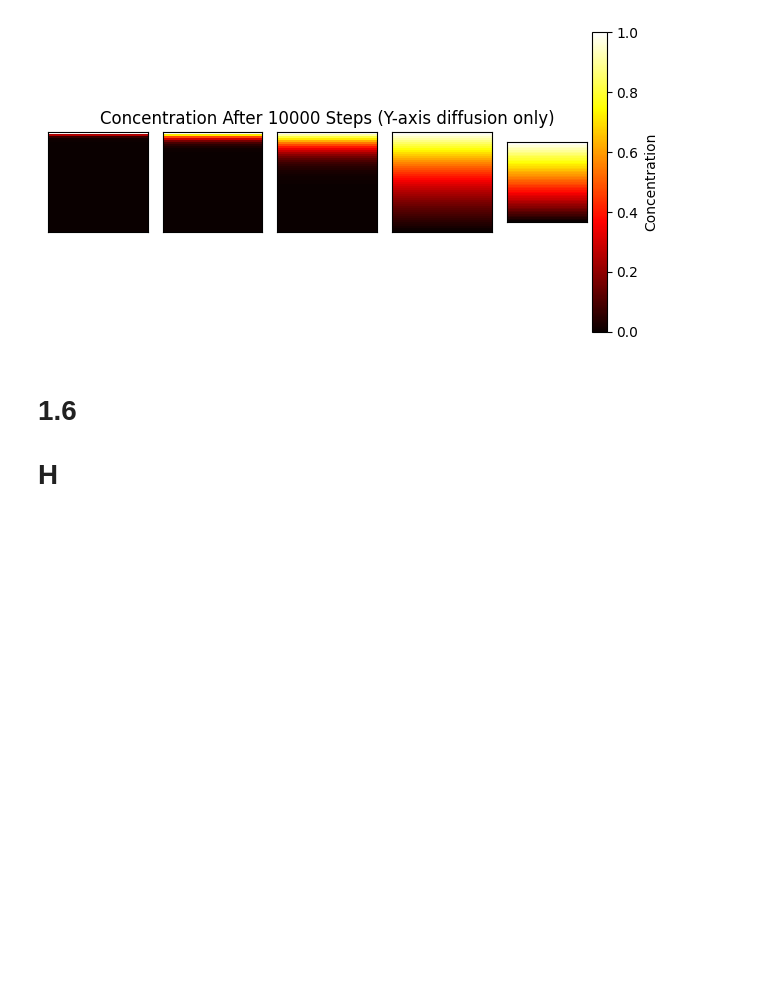
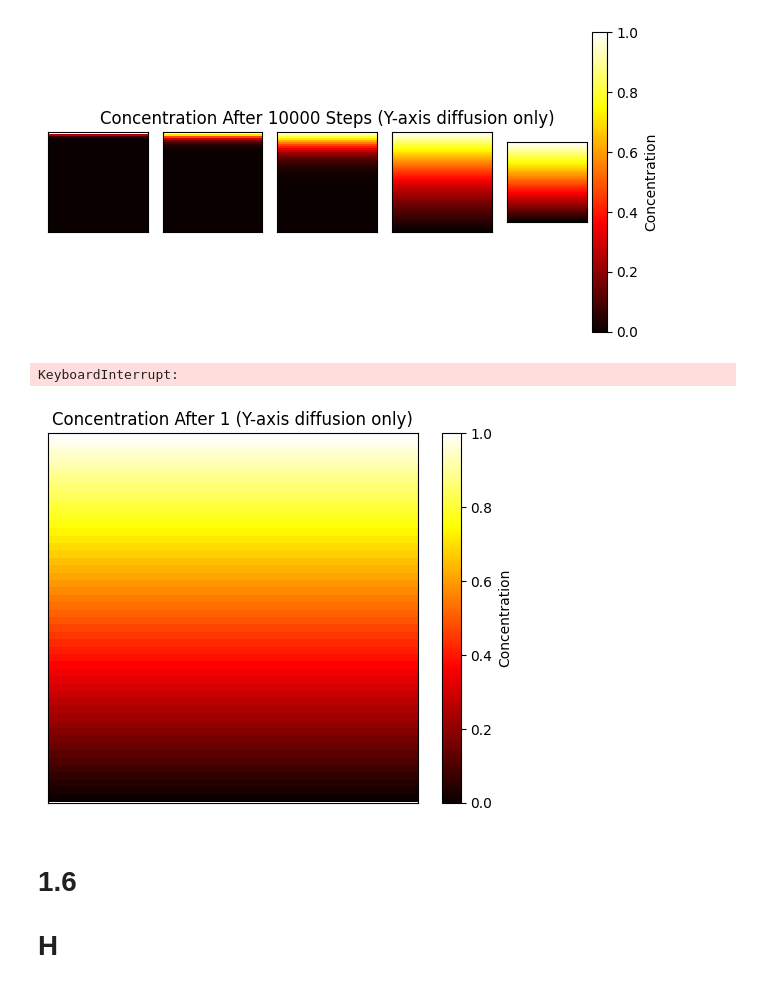
Before and after one commit to koenweverink/ScientificComputing, a Jupyter notebook: Set1.ipynb, the cells around one changed output. Saved outputs shown, nothing was run; the diff lists cells and outputs as text; code cells hidden in the pictures; blank space fills up the shorter version.

```diff
--- a/Set1.ipynb
+++ b/Set1.ipynb
@@ -148,3 +127,29 @@ plt.show()
+# %%
+def simulate_diffusion(grid_size, D, dt, t, steps):
+    dx = 1 / grid_size
+
+    # Stability condition check (for explicit scheme)
+    assert (4 * D * dt) / (dx**2) <= 1, "The simulation might be unstable, adjust parameters."
+
+    # Initialize grid
+    u = np.zeros((grid_size, grid_size))
+
+    # Set top row concentration to 1
+    u[0, :] = 1
+
+    # Diffusion simulation only along y-axis
+    for step in range(steps):
+        current_time = step * dt
+        for i in range(1, grid_size-1):
+            u[i, :] = u[i, :] + D * dt / dx**2 * (u[i+1, :] + u[i-1, :]  - 2 * u[i, :])
+
+        # Boundary condition
+        u[:, -1] = u[:, 0]
+
+        if current_time == t:
+            return u
+
+    return u
 # %% [markdown]
 # E
 # %%
@@ -263,34 +268,37 @@ steps = 10000 # Number of time steps to simulate
 t = 1
 
 # Create initial concentration matrix
 initial_concentration = np.zeros((grid_size, grid_size))
 initial_concentration[:, 0] = 1  # Set initial concentration at one end
 
 # Function to update animation frames
 def update(frame):
     u = simulate_diffusion(grid_size, D, dt, t, frame)
     im.set_array(u)
     return im,
 
 # Create figure and axis
 fig, ax = plt.subplots()
 im = ax.imshow(initial_concentration, cmap='hot', interpolation='nearest')
 
 # Add colorbar
 plt.colorbar(im, label='Concentration')
 
 # Hide axis
 ax.get_xaxis().set_visible(False)
 ax.get_yaxis().set_visible(False)
 
 # Set title
-plt.title(f'Concentration After {steps} Steps (Y-axis diffusion only)')
+plt.title(f'Concentration After {t} (Y-axis diffusion only)')
 
 # Create animation
 ani = FuncAnimation(fig, update, frames=np.arange(0, steps, 100), interval=10, blit=True)
 ani.save(f'animation_diff_{idx}.gif', writer=PillowWriter(fps=100))
 
 plt.close(fig)  # Close the figure to prevent it from displaying inline
+# %% [output]
+KeyboardInterrupt:
+[figure, added]
 # %% [markdown]
 # 1.6
 # H
```
Also changed, not shown: parts of 1 cell of this notebook, 2 other files.
